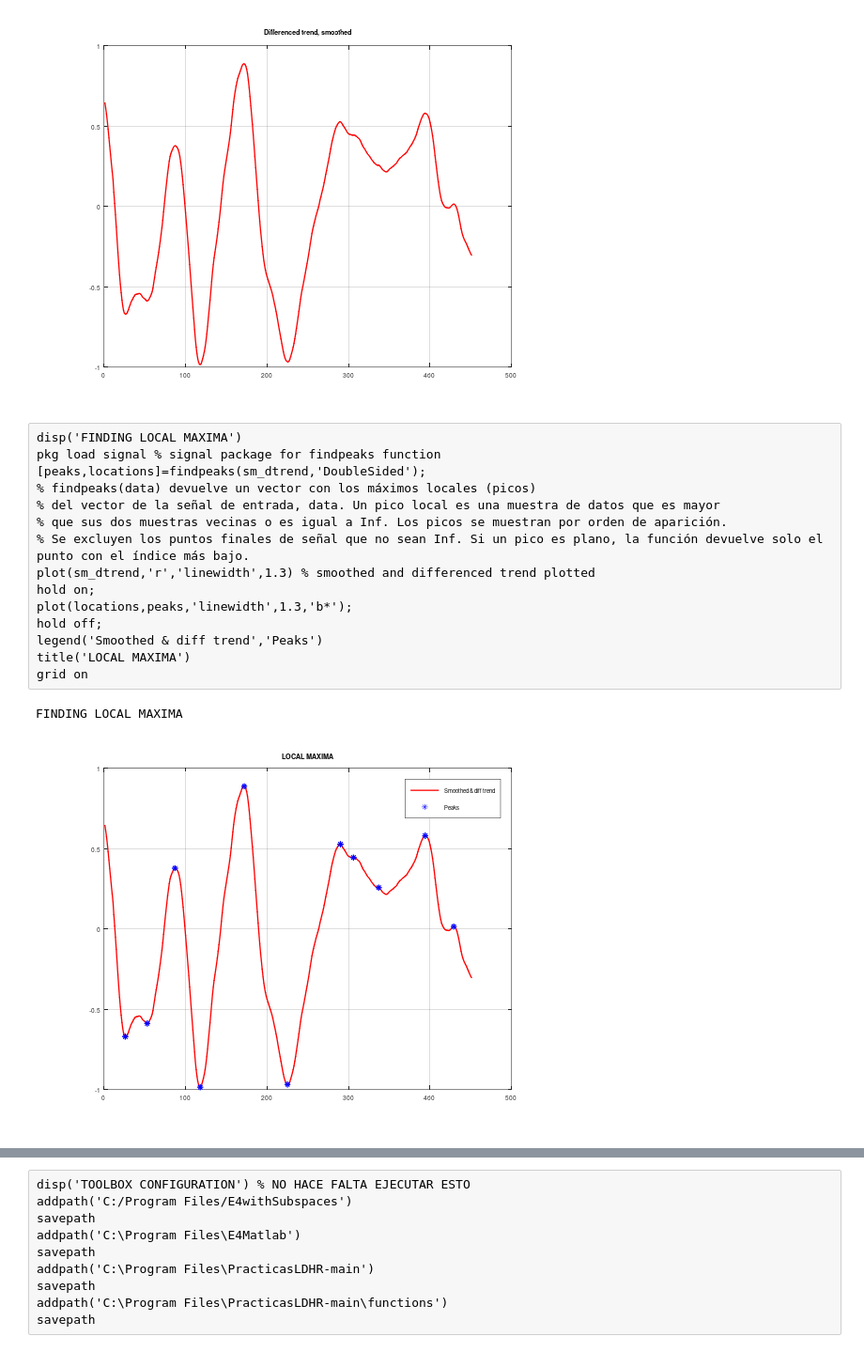
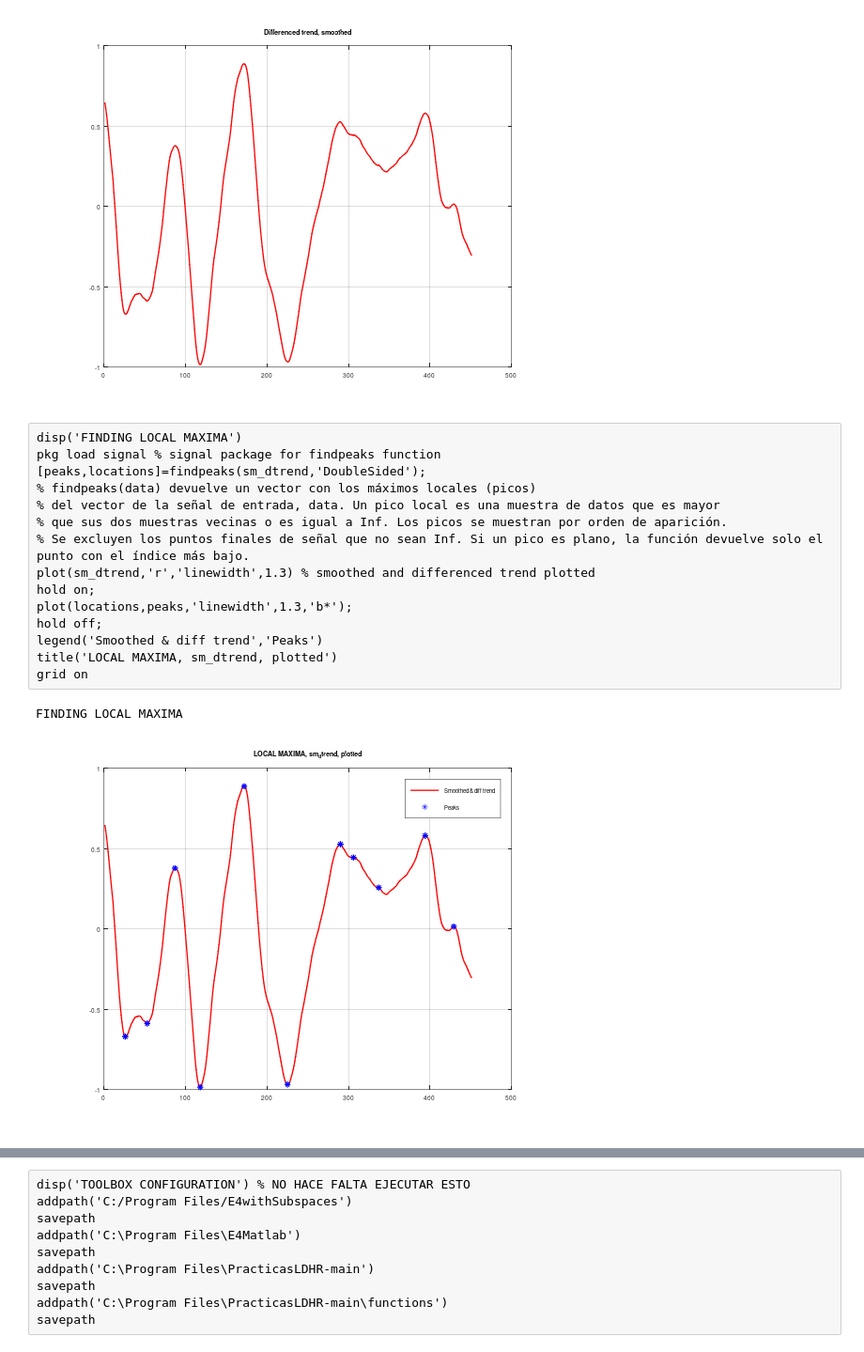
Before and after one commit to Diana-ash/Indicador-Adelantado-LDHR, a Jupyter notebook: analisis_explorativo.ipynb, the cells around one changed output, grey strips where cells are left out. Shown at 94% size. Cells and saved outputs as stored; diff of their text form.

```diff
--- a/analisis_explorativo.ipynb
+++ b/analisis_explorativo.ipynb
@@ -152,20 +152,20 @@ ventana2 = 21
 # %%
 disp('FINDING LOCAL MAXIMA')
 pkg load signal % signal package for findpeaks function
 [peaks,locations]=findpeaks(sm_dtrend,'DoubleSided');
 % findpeaks(data) devuelve un vector con los máximos locales (picos)
 % del vector de la señal de entrada, data. Un pico local es una muestra de datos que es mayor
 % que sus dos muestras vecinas o es igual a Inf. Los picos se muestran por orden de aparición.
 % Se excluyen los puntos finales de señal que no sean Inf. Si un pico es plano, la función devuelve solo el punto con el índice más bajo.
 plot(sm_dtrend,'r','linewidth',1.3) % smoothed and differenced trend plotted
 hold on;
 plot(locations,peaks,'linewidth',1.3,'b*');
 hold off;
 legend('Smoothed & diff trend','Peaks')
-title('LOCAL MAXIMA')
+title('LOCAL MAXIMA, sm_dtrend, plotted')
 grid on
 # %% [output]
 FINDING LOCAL MAXIMA
-[figure, old version]
+[figure, new version]
 # %%
 disp('CHECKING LOCAL MAXIMA')
```
Also changed, not shown: parts of 5 cells of this notebook.
